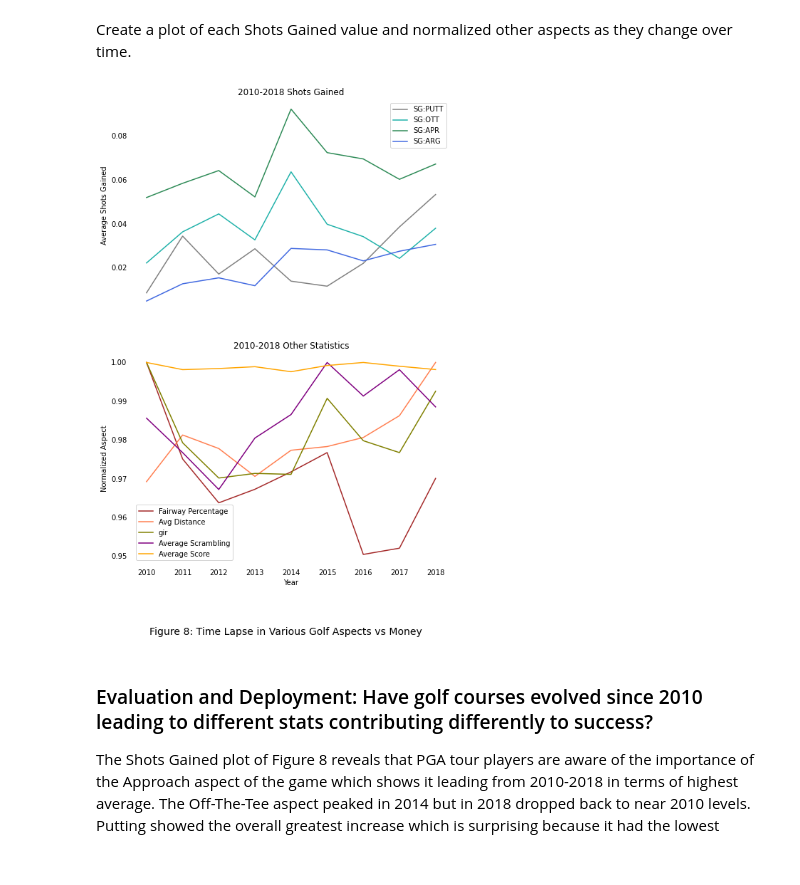
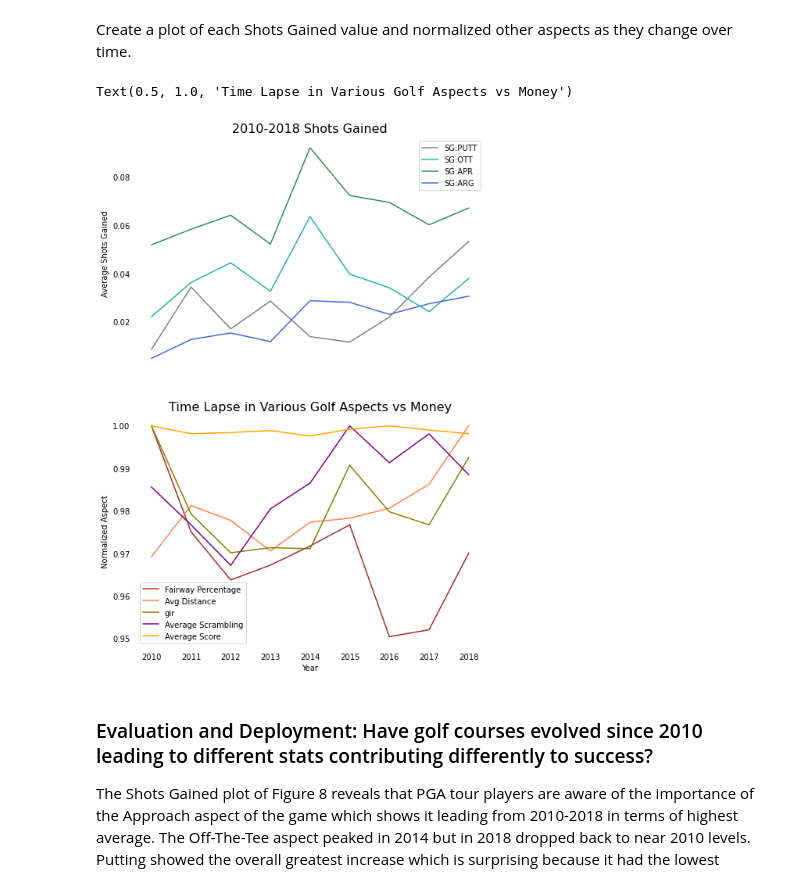
Before and after one commit to jbaviation/PGA-Analysis-2010-2018, a Jupyter notebook: PGA_Analysis.ipynb, the cells around one changed output. Cells and saved outputs as stored; diff of their text form; code cells hidden in the pictures.

```diff
--- a/PGA_Analysis.ipynb
+++ b/PGA_Analysis.ipynb
@@ -350,23 +482,25 @@ Create a plot of each Shots Gained value and normalized other aspects as they ch
 # %%
 fig, axes = plt.subplots(2, 1, figsize=(8,12), sharex=True)
 
 # Plot Shots Gaineds
 colors = ['grey', 'lightseagreen', 'seagreen', 'royalblue']
 pga_yearly.loc[:,scaled_cols].plot(ax=axes[0], color=colors)
 axes[0].set_ylabel('Average Shots Gained')
-axes[0].set_title('2010-2018 Shots Gained')
+axes[0].set_title('2010-2018 Shots Gained', fontsize=16)
 
 # Plot normalized other
 colors = ['brown', 'coral', 'olive', 'purple', 'orange']
 pga_yearly.loc[:,non_scaled].apply(lambda col: col/col.max(), axis=0).plot(ax=axes[1], color=colors)
 axes[1].set_ylabel('Normalized Aspect')
 axes[1].set_title('2010-2018 Other Statistics')
 
 # Set title
 title = 'Time Lapse in Various Golf Aspects vs Money'
-figure_incrementer(title, plt)
+plt.title(title, fontsize=16)
+# figure_incrementer(title, plt)
 # %% [output]
+Text(0.5, 1.0, 'Time Lapse in Various Golf Aspects vs Money')
-[figure, old version]
+[figure, new version]
 # %% [markdown]
 ### Evaluation and Deployment: Have golf courses evolved since 2010 leading to different stats contributing differently to success? <a name="dm53"></a><a name="dm63"></a>
 
```
Also changed, not shown: parts of 28 cells of this notebook, 10 other files.
